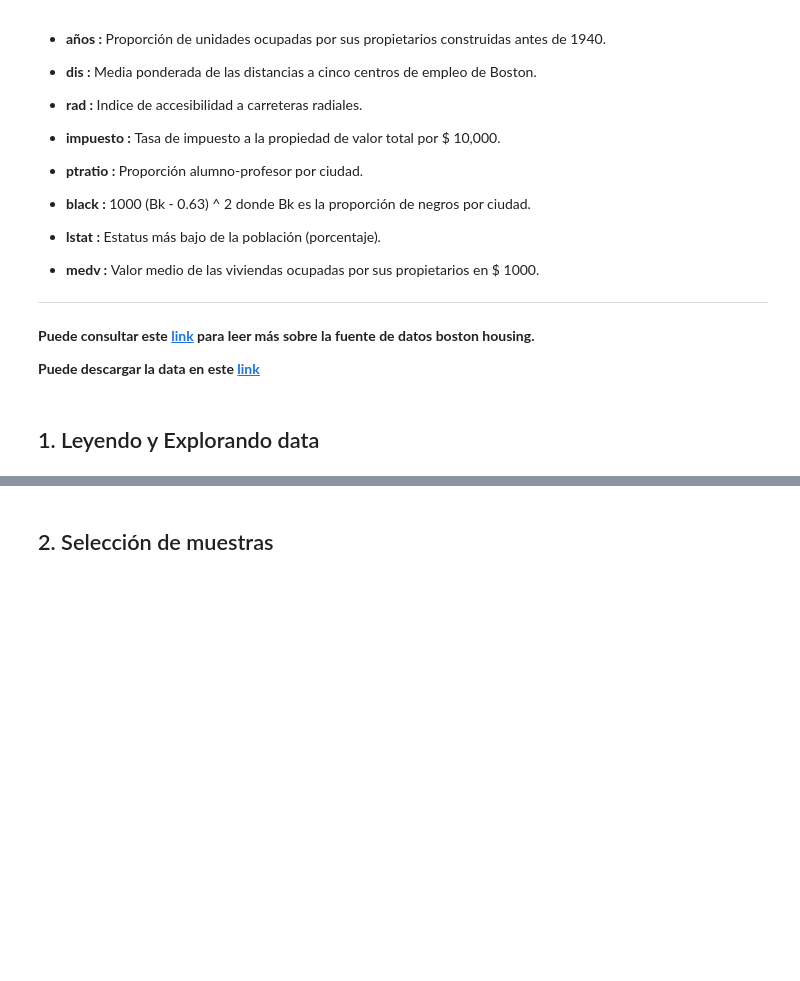
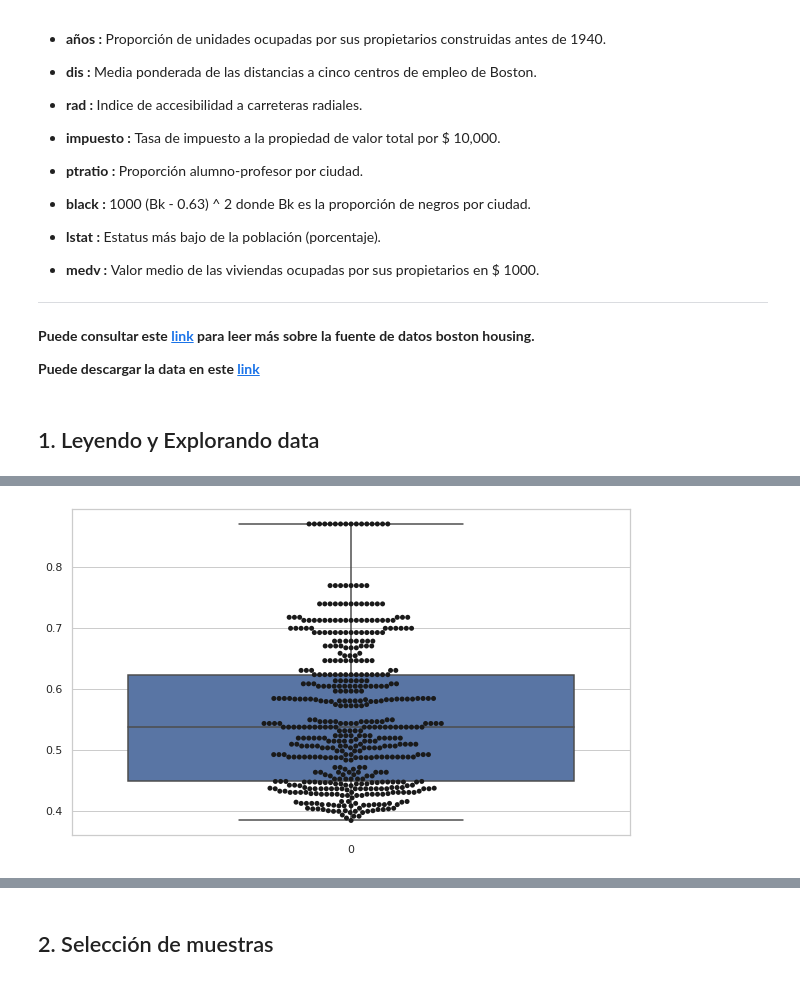
Before and after one commit to tiberius1438/Segunda_Clase, a Jupyter notebook: Supervised_models/Linear_regression/Lab_Boston_Housing_v2.ipynb, the cells around one changed output, grey strips where cells are left out. Drawn from its saved outputs; the diff is of its cells as text; code cells hidden in the pictures; blank space fills up the shorter version.

```diff
--- a/Supervised_models/Linear_regression/Lab_Boston_Housing_v2.ipynb
+++ b/Supervised_models/Linear_regression/Lab_Boston_Housing_v2.ipynb
@@ -128,7 +157,9 @@ sns.displot(pddf.NOX, kind="kde", fill=True)
 # %%
 #Boxplot
 sns.set_theme(style="whitegrid")
 ax = sns.boxplot(data=pddf.NOX, orient="v")
-ax = sns.swarmplot(data=pddf.NOX, color=".25")
+ax = sns.swarmplot(data=pddf.NOX, color=".10")
+# %% [output]
+[figure, added]
 # %%
 sns.displot(pddf.MEDV, kind="kde", fill=True)
```
Also changed, not shown: parts of 25 cells of this notebook.
